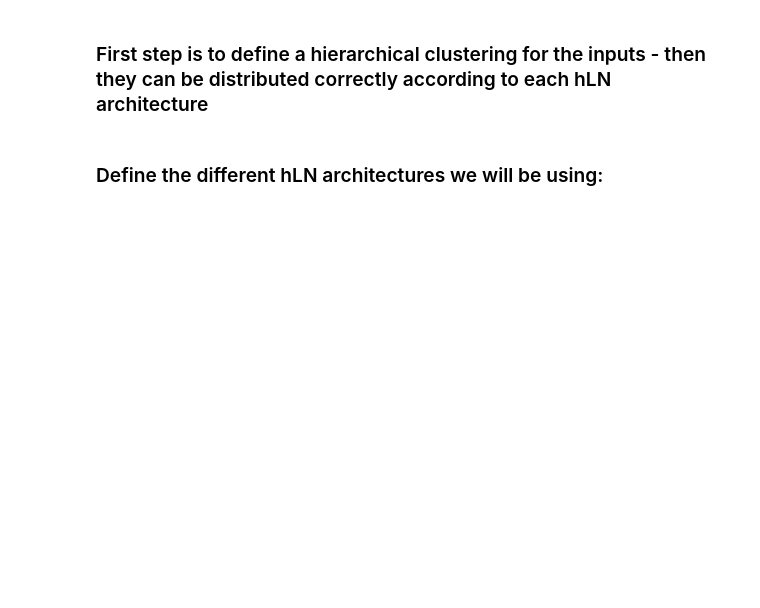
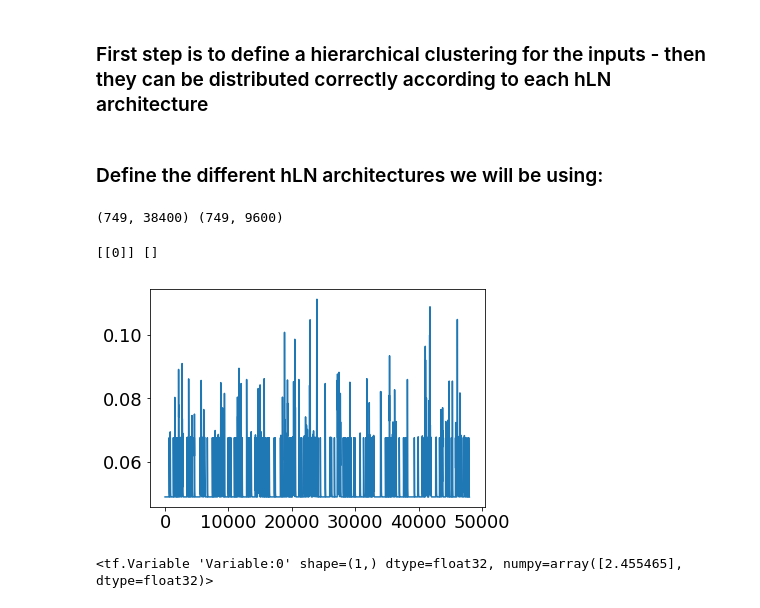
Before and after one commit to eap40/iib-neuro-proj, a Jupyter notebook: Notebooks/training_debug.ipynb, the cells around one changed output. Saved outputs shown, nothing was run; the diff lists cells and outputs as text; code cells hidden in the pictures; blank space fills up the shorter version.

```diff
--- a/Notebooks/training_debug.ipynb
+++ b/Notebooks/training_debug.ipynb
@@ -857,0 +844,25 @@ hln_1l.randomise_parameters() #change parameters from ground truth
+# %%
+# Get some realistic inputs
+X_tot = tf.convert_to_tensor(np.load('../Data/real_inputs.npy'), dtype=tf.float32)  # real inputs made earlier
+X_e = X_tot[:629] # 629 excitatory inputs, in 13 ensembles
+X_i = X_tot[629:] # 120 inhibitory inputs, also in 13 ensembles
+# remember 1st inhibitory inputs is the somatic input - must always go to root subunit
+inputs=X_tot
+# %%
+# Split the data into training and test sets, 80/20 initially
+split=0.8
+L = inputs.shape[1]
+n_train = int(L * split)
+train_inputs = inputs[:, :n_train]
+test_inputs = inputs[:, n_train:]
+print(train_inputs.shape, test_inputs.shape)
+# %% [output]
+(749, 38400) (749, 9600)
+# %%
+# initialise a known version each of the models to generate data with
+Wce_sing, Wci_sing = np.array([np.array([0])]), np.array([np.array([])])
+print(Wce_sing, Wci_sing)
+# del hln_1l
+hln_1l = hLN_Model(Jc=Jc_1l, Wce=Wce_sing, Wci=Wci_sing, sig_on=tf.constant([False]))
+# %% [output]
+[[0]] []
@@ -857,0 +873,13 @@ hln_1l.randomise_parameters() #change parameters from ground truth
+# %%
+plt.plot(target_1l.numpy())
+plt.show()
+print(hln_1l.logTaue)
+
+# save parameters of target, and split target into training and test sets
+train_target = target_1l[:n_train]
+test_target = target_1l[n_train:]
+params_1l = [param.numpy() for param in hln_1l.params]
+np.save("../Data/params_1l.npy", np.array(params_1l))
+# %% [output]
+[figure, added]
+<tf.Variable 'Variable:0' shape=(1,) dtype=float32, numpy=array([2.455465], dtype=float32)>
```
Also changed, not shown: parts of 46 cells of this notebook.
